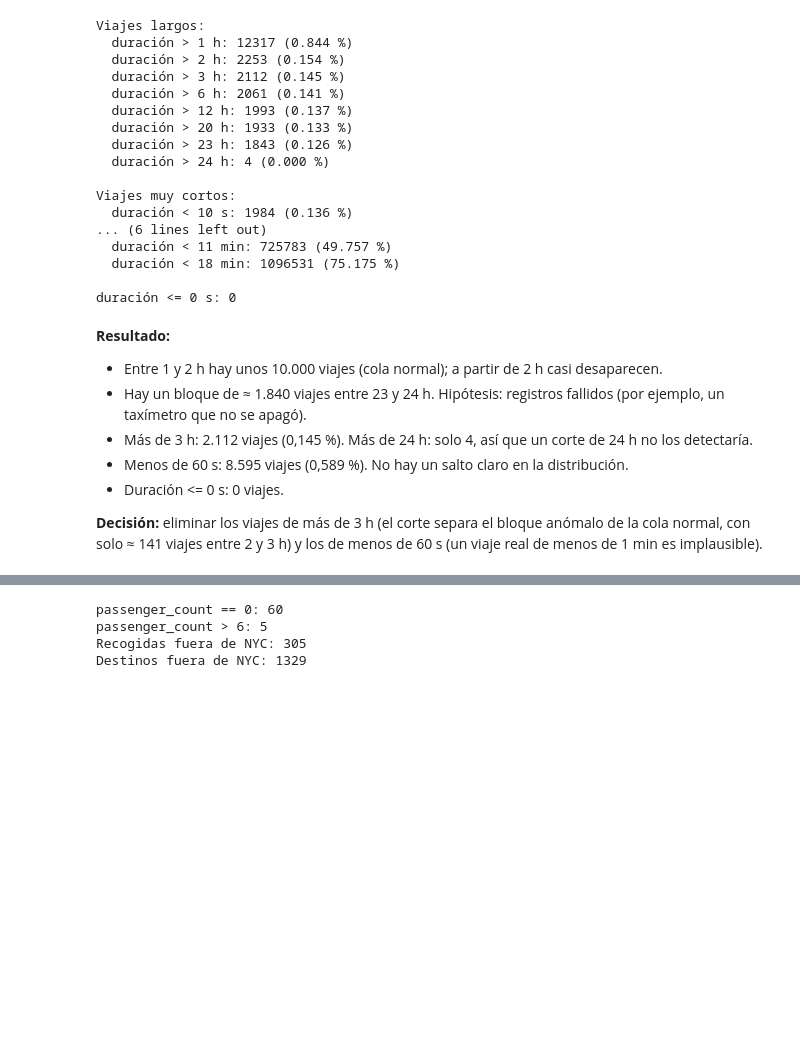
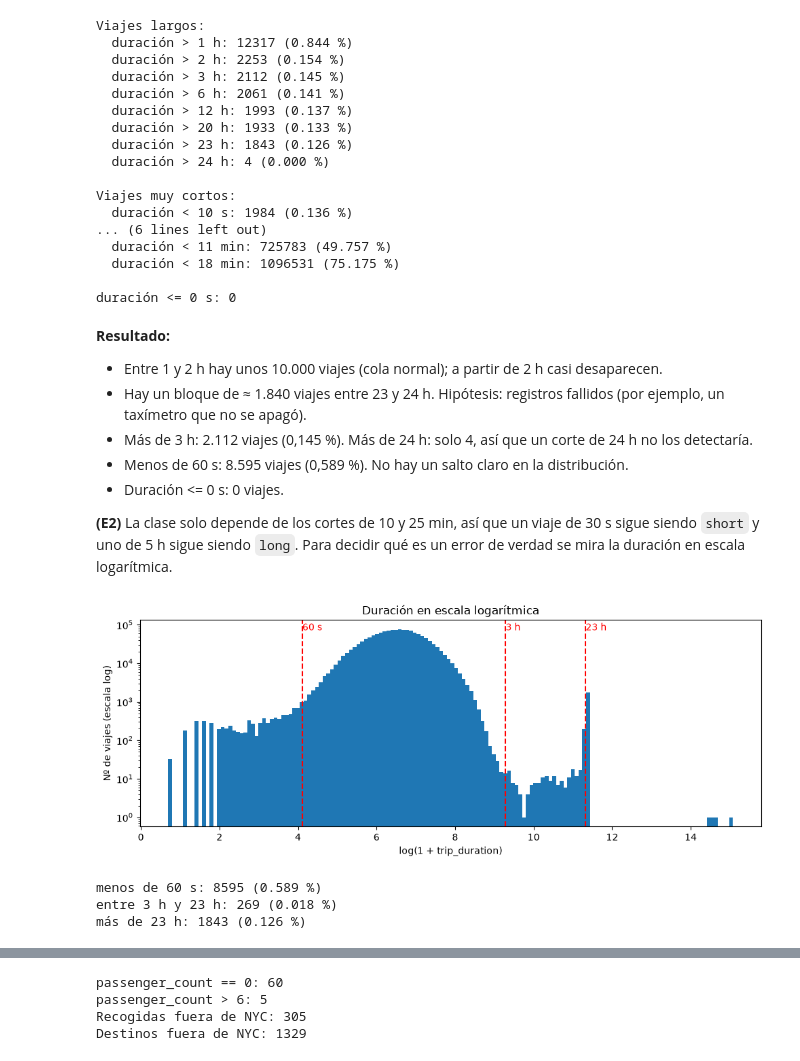
Before and after one commit to Diesanz/ml-classifiers-workspace, a Jupyter notebook: Scripts/exploracion-datos.ipynb, the cells around one changed output, grey strips where cells are left out. Drawn from its saved outputs; the diff is of its cells as text; code cells hidden in the pictures; blank space fills up the shorter version.

```diff
--- a/Scripts/exploracion-datos.ipynb
+++ b/Scripts/exploracion-datos.ipynb
@@ -457,4 +465,34 @@ duración <= 0 s: 0
 - Menos de 60 s: 8.595 viajes (0,589 %). No hay un salto claro en la distribución.
 - Duración <= 0 s: 0 viajes.
 
-**Decisión:** eliminar los viajes de más de 3 h (el corte separa el bloque anómalo de la cola normal, con solo ≈ 141 viajes entre 2 y 3 h) y los de menos de 60 s (un viaje real de menos de 1 min es implausible).
+**(E2)** La clase solo depende de los cortes de 10 y 25 min, así que un viaje de 30 s sigue
+siendo `short` y uno de 5 h sigue siendo `long`. Para decidir qué es un error de verdad se
+mira la duración en escala logarítmica.
+# %%
+# (E2) Duración en escala logarítmica, con los cortes que se valoran
+fig, ax = plt.subplots(figsize=(10, 4))
+ax.hist(np.log1p(df["trip_duration"]), bins=150)
+for seg, texto in [(60, "60 s"), (3 * 3600, "3 h"), (23 * 3600, "23 h")]:
+    ax.axvline(np.log1p(seg), color="r", linestyle="--")
+    ax.text(np.log1p(seg), ax.get_ylim()[1] * 0.9, texto, color="r")
+ax.set_yscale("log")
+ax.set_xlabel("log(1 + trip_duration)")
+ax.set_ylabel("Nº de viajes (escala log)")
+ax.set_title("Duración en escala logarítmica")
+plt.tight_layout()
+plt.savefig(f"{CARPETA_FIGURAS}/histograma_log_duracion.png", dpi=150)
+plt.show()
+
+# Viajes y clase en cada tramo
+tramos = {
+    "menos de 60 s": df["trip_duration"] < 60,
+    "entre 3 h y 23 h": df["trip_duration"].between(3 * 3600, 23 * 3600, inclusive="right"),
+    "más de 23 h": df["trip_duration"] > 23 * 3600,
+}
+for nombre, mask in tramos.items():
+    print(f"{nombre}: {mask.sum()} ({mask.sum() / total * 100:.3f} %)")
+# %% [output]
+[figure, added]
+menos de 60 s: 8595 (0.589 %)
+entre 3 h y 23 h: 269 (0.018 %)
+más de 23 h: 1843 (0.126 %)
```
Also changed, not shown: parts of 32 cells of this notebook, 11 other files.
